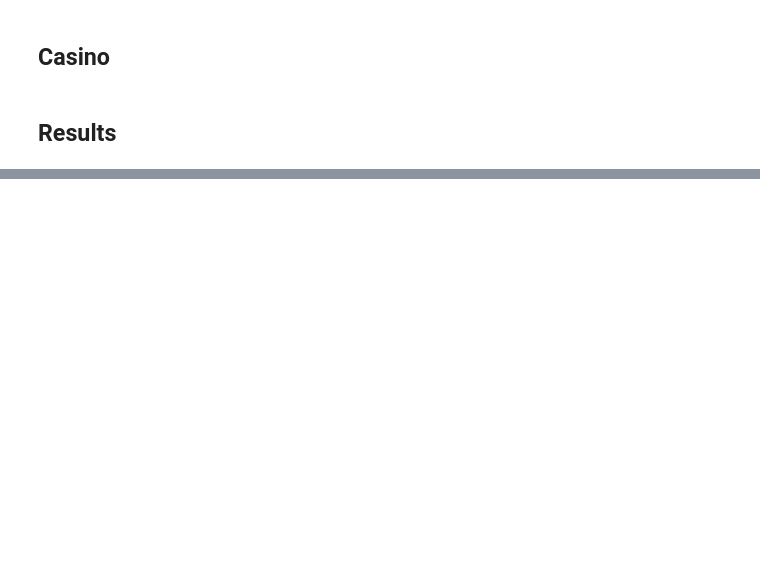
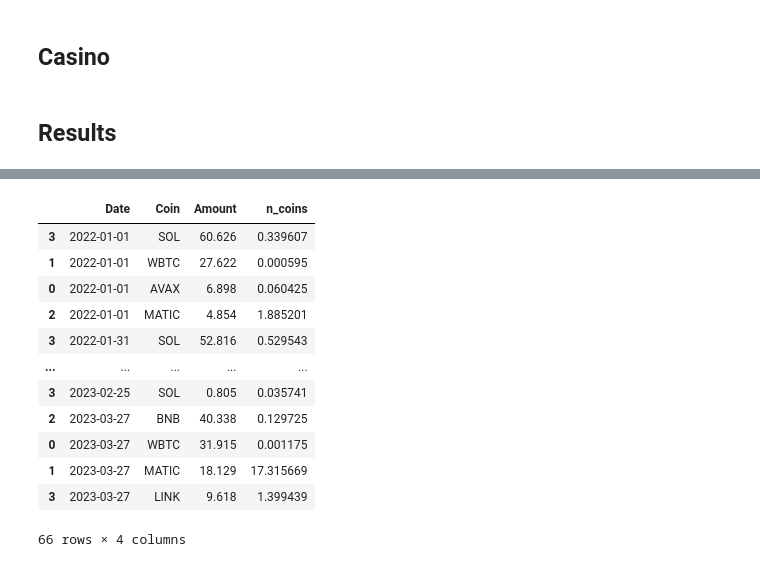
Before and after one commit to pickledim/Crypto_Portfolio_Optimization, a Jupyter notebook: Crypto_Portfolio/Strategy_Validation.ipynb, the cells around one changed output, grey strips where cells are left out. Cells and saved outputs as stored; diff of their text form; code cells hidden in the pictures; blank space fills up the shorter version.

```diff
--- a/Crypto_Portfolio/Strategy_Validation.ipynb
+++ b/Crypto_Portfolio/Strategy_Validation.ipynb
@@ -198,8 +138,9 @@ obj_function = 'sharpe'
 compounding = True
 print(f'\n===== {n_coins} COINS ======\n')
 
-p_l_20, results_20, portf_20 = calculate_profit(df_mc, top_100, n_coins, mu_method, cov_method,
-                                                obj_function, budget, n_days_vector,sell_day, compounding, save_dir)
+p_l_20, results_20, portf_20 = app_wrapper.calculate_profit(df_mc, top_100, n_coins, mu_method, cov_method,
+                                                            obj_function, budget, n_days_vector,sell_day,
+                                                            compounding, save_dir)
 # %% [output]
 ===== 20 COINS ======
 
@@ -330,0 +237,16 @@ get_df_from_dict(portf_2)
+# %%
+app_wrapper.get_df_from_dict(portf_20)
+# %% [output]
+|  | Date | Coin | Amount | n_coins |
+| 3 | 2022-01-01 | SOL | 60.626 | 0.339607 |
+| 1 | 2022-01-01 | WBTC | 27.622 | 0.000595 |
+| 0 | 2022-01-01 | AVAX | 6.898 | 0.060425 |
+| 2 | 2022-01-01 | MATIC | 4.854 | 1.885201 |
+| 3 | 2022-01-31 | SOL | 52.816 | 0.529543 |
+| ... | ... | ... | ... | ... |
+| 3 | 2023-02-25 | SOL | 0.805 | 0.035741 |
+| 2 | 2023-03-27 | BNB | 40.338 | 0.129725 |
+| 0 | 2023-03-27 | WBTC | 31.915 | 0.001175 |
+| 1 | 2023-03-27 | MATIC | 18.129 | 17.315669 |
+| 3 | 2023-03-27 | LINK | 9.618 | 1.399439 |
+66 rows × 4 columns
```
Also changed, not shown: parts of 19 cells of this notebook, 4 other files.
